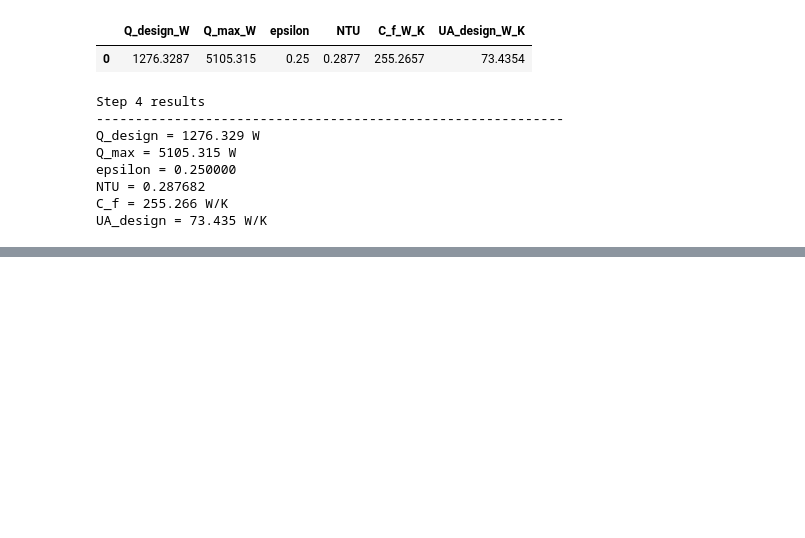
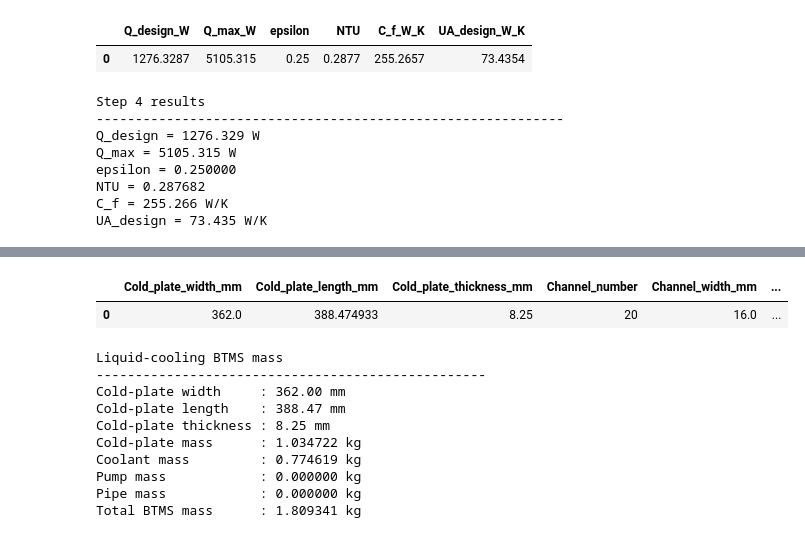
Before and after one commit to sxwd4ever/eBATS, a Jupyter notebook: cases/C0001/C0001R01_PARK25_LC_EPSNTU_SIZ.ipynb, the cells around one changed output, grey strips where cells are left out. Drawn from its saved outputs; the diff is of its cells as text; code cells hidden in the pictures; blank space fills up the shorter version.

```diff
--- a/cases/C0001/C0001R01_PARK25_LC_EPSNTU_SIZ.ipynb
+++ b/cases/C0001/C0001R01_PARK25_LC_EPSNTU_SIZ.ipynb
@@ -523,0 +456,75 @@ Total BTMS mass      : 1.360411 kg
+# %%
+# ============================================================
+# Cell 7 - Liquid-cooling BTMS mass
+# ============================================================
+
+rho_plate = 2700.0
+
+# The actual pump and pipe masses are currently unavailable.
+m_pump = 0.0
+m_pipe = 0.0
+
+# Rectangular cross-sectional area of one cooling channel.
+A_cool_cs = W_ch * H_ch
+
+mass_args = {
+    "fluid_cool": "water",
+    "rho_cool": rho_f,
+    "rho_plate": rho_plate,
+    "L_plate": W_plate,
+    "L_channel": L_ch,
+    "A_cool_cs": A_cool_cs,
+    "H_channel": H_ch,
+    "H_bottom": t_plate,
+    "num_channel": N_ch,
+    "m_pump": m_pump,
+    "m_pipe": m_pipe,
+    "return_components": True,
+}
+
+mass_results = BTMS_model.cal_btms_mass(mass_args)
+
+m_plate = mass_results["m_plate_kg"]
+m_coolant = mass_results["m_coolant_kg"]
+m_BTMS = mass_results["m_BTMS_kg"]
+
+mass_summary = pd.DataFrame([{
+    "Cold_plate_width_mm": W_plate * 1000.0,
+    "Cold_plate_length_mm": L_ch * 1000.0,
+    "Cold_plate_thickness_mm": (H_ch + t_plate) * 1000.0,
+    "Channel_number": N_ch,
+    "Channel_width_mm": W_ch * 1000.0,
+    "Channel_height_mm": H_ch * 1000.0,
+    "Channel_length_mm": L_ch * 1000.0,
+    "Plate_mass_kg": m_plate,
+    "Coolant_mass_kg": m_coolant,
+    "Pump_mass_kg": mass_results["m_pump_kg"],
+    "Pipe_mass_kg": mass_results["m_pipe_kg"],
+    "Total_BTMS_mass_kg": m_BTMS,
+}])
+
+display(mass_summary.round(6))
+
+print("Liquid-cooling BTMS mass")
+print("-" * 50)
+print(f"Cold-plate width     : {W_plate * 1000.0:.2f} mm")
+print(f"Cold-plate length    : {L_ch * 1000.0:.2f} mm")
+print(f"Cold-plate thickness : {(H_ch + t_plate) * 1000.0:.2f} mm")
+print(f"Cold-plate mass      : {m_plate:.6f} kg")
+print(f"Coolant mass         : {m_coolant:.6f} kg")
+print(f"Pump mass            : {mass_results['m_pump_kg']:.6f} kg")
+print(f"Pipe mass            : {mass_results['m_pipe_kg']:.6f} kg")
+print(f"Total BTMS mass      : {m_BTMS:.6f} kg")
+# %% [output]
+|  | Cold_plate_width_mm | Cold_plate_length_mm | Cold_plate_thickness_mm | Channel_number | Channel_width_mm | ... |
+| 0 | 362.0 | 388.474933 | 8.25 | 20 | 16.0 | ... |
+Liquid-cooling BTMS mass
+--------------------------------------------------
+Cold-plate width     : 362.00 mm
+Cold-plate length    : 388.47 mm
+Cold-plate thickness : 8.25 mm
+Cold-plate mass      : 1.034722 kg
+Coolant mass         : 0.774619 kg
+Pump mass            : 0.000000 kg
+Pipe mass            : 0.000000 kg
+Total BTMS mass      : 1.809341 kg
```
Also changed, not shown: parts of 4 cells of this notebook, 8 other files.
